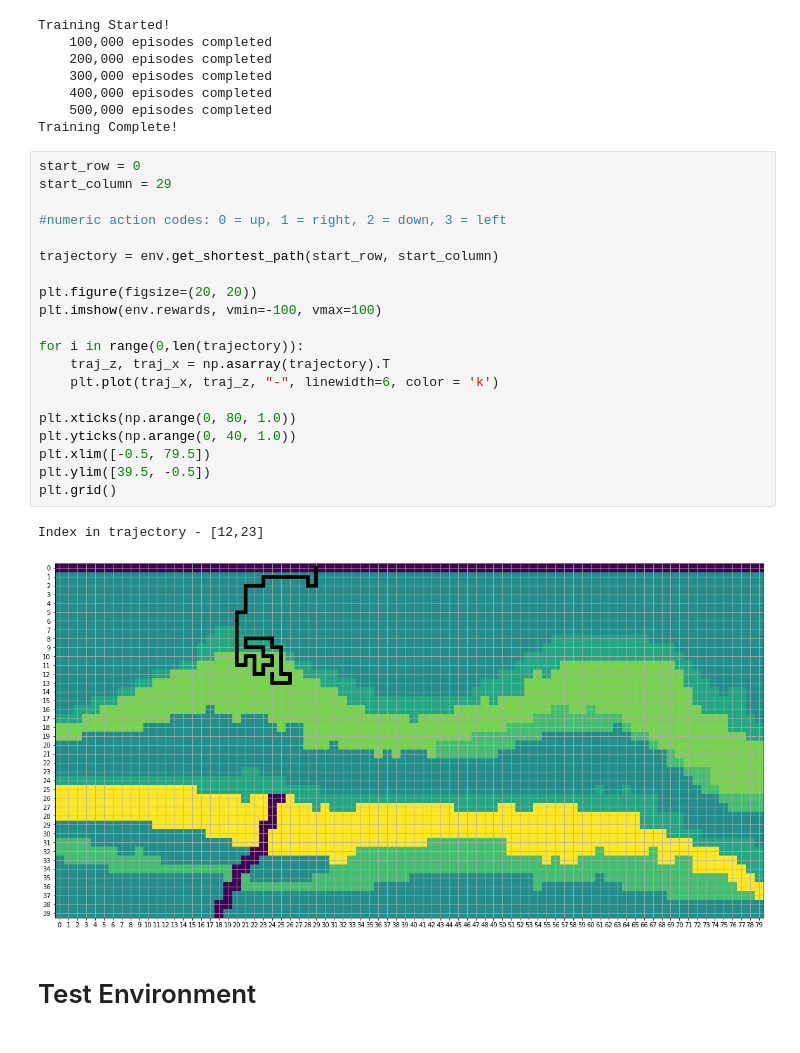
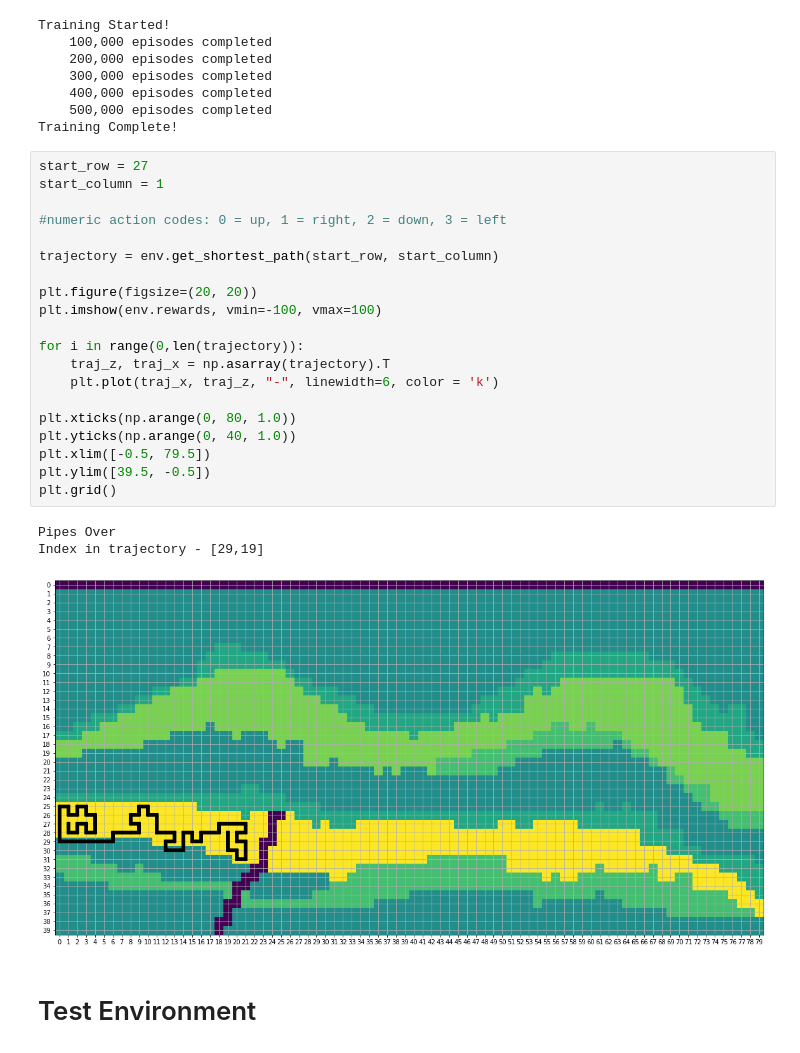
Before and after one commit to svpoludasu/wildcatter, a Jupyter notebook: examples/Trial 1 - Custom Environment.ipynb, the cells around one changed output. Cells and saved outputs as stored; diff of their text form.

```diff
--- a/examples/Trial 1 - Custom Environment.ipynb
+++ b/examples/Trial 1 - Custom Environment.ipynb
@@ -1694,28 +1694,29 @@ Training Started!
     500,000 episodes completed
 Training Complete!
 # %%
-start_row = 0
-start_column = 29
+start_row = 27
+start_column = 1
 
 #numeric action codes: 0 = up, 1 = right, 2 = down, 3 = left
 
 trajectory = env.get_shortest_path(start_row, start_column)
 
 plt.figure(figsize=(20, 20))
 plt.imshow(env.rewards, vmin=-100, vmax=100)
 
 for i in range(0,len(trajectory)):
     traj_z, traj_x = np.asarray(trajectory).T
     plt.plot(traj_x, traj_z, "-", linewidth=6, color = 'k')
 
 plt.xticks(np.arange(0, 80, 1.0))
 plt.yticks(np.arange(0, 40, 1.0))
 plt.xlim([-0.5, 79.5])
 plt.ylim([39.5, -0.5])
 plt.grid()
 # %% [output]
-Index in trajectory - [12,23]
+Pipes Over
+Index in trajectory - [29,19]
-[figure, old version]
+[figure, new version]
 # %% [markdown]
 # Test Environment
 # %%
```
Also changed, not shown: 4 other files.
